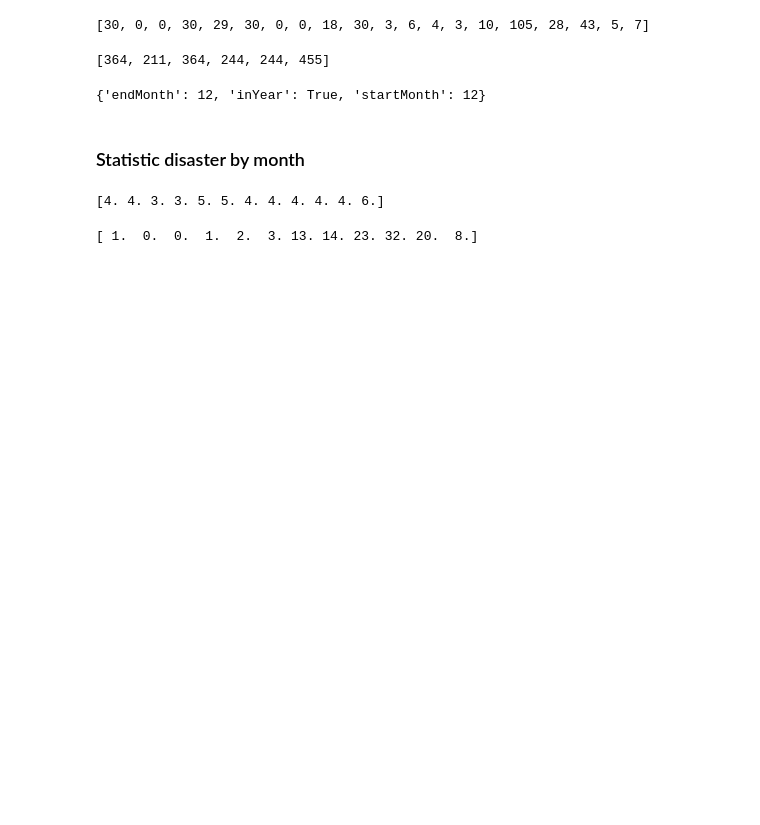
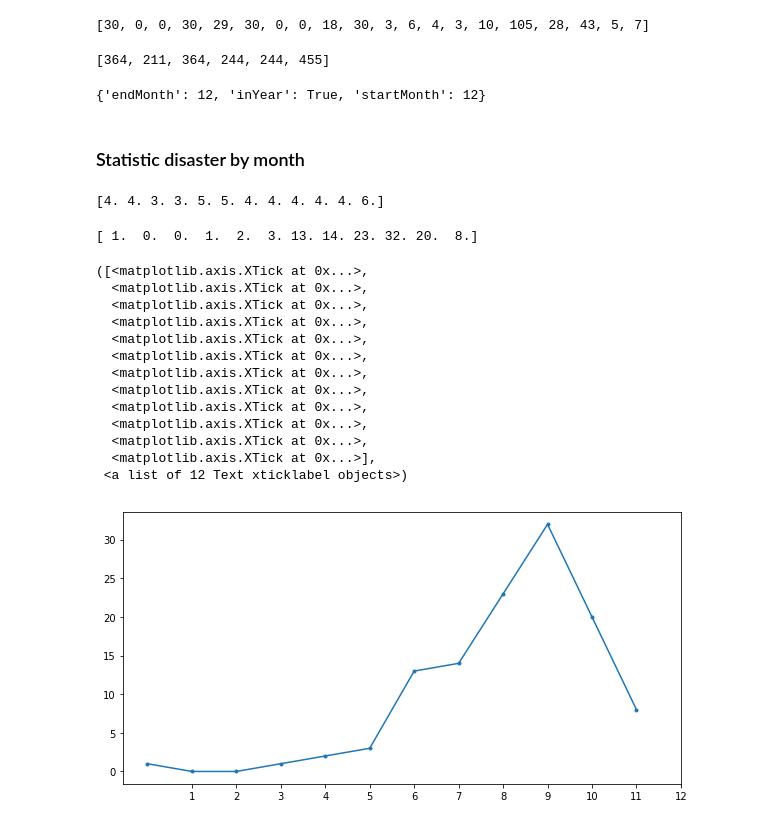
Before and after one commit to Hydroviet/Disaster-notebook, a Jupyter notebook: EMDAT_notebook.ipynb, the cells around one changed output. Drawn from its saved outputs; the diff is of its cells as text; code cells hidden in the pictures; blank space fills up the shorter version.

Commit message:
visualize data

```diff
--- a/EMDAT_notebook.ipynb
+++ b/EMDAT_notebook.ipynb
@@ -97,7 +97,7 @@ getMonthOfDisaster(floodVnDf.iloc[0])
 # %% [markdown]
 ### Statistic disaster by month
 # %%
-def statisticByMonth(data):
+def statByMonth(data):
     statByMonth = np.zeros(12)
     for i in range(data.shape[0]):
         transaction = data.iloc[i]
@@ -121,7 +121,7 @@ print(statDrought)
 # %% [output]
 [4. 4. 3. 3. 5. 5. 4. 4. 4. 4. 4. 6.]
 # %%
-statFlood = statisticByMonth(floodVnDf)
+statFlood = statByMonth(floodVnDf)
 print(statFlood)
 # %% [output]
 [ 1.  0.  0.  1.  2.  3. 13. 14. 23. 32. 20.  8.]
@@ -127,0 +132,19 @@ print(statFlood)
+# %%
+plt.figure(figsize=(10,5))
+plt.plot(statFlood, marker='.')
+plt.xticks(np.arange(1,13))
+# %% [output]
+([<matplotlib.axis.XTick at 0x...>,
+  <matplotlib.axis.XTick at 0x...>,
+  <matplotlib.axis.XTick at 0x...>,
+  <matplotlib.axis.XTick at 0x...>,
+  <matplotlib.axis.XTick at 0x...>,
+  <matplotlib.axis.XTick at 0x...>,
+  <matplotlib.axis.XTick at 0x...>,
+  <matplotlib.axis.XTick at 0x...>,
+  <matplotlib.axis.XTick at 0x...>,
+  <matplotlib.axis.XTick at 0x...>,
+  <matplotlib.axis.XTick at 0x...>,
+  <matplotlib.axis.XTick at 0x...>],
+ <a list of 12 Text xticklabel objects>)
+[figure, added]
```
Also changed, not shown: parts of 13 cells of this notebook.
